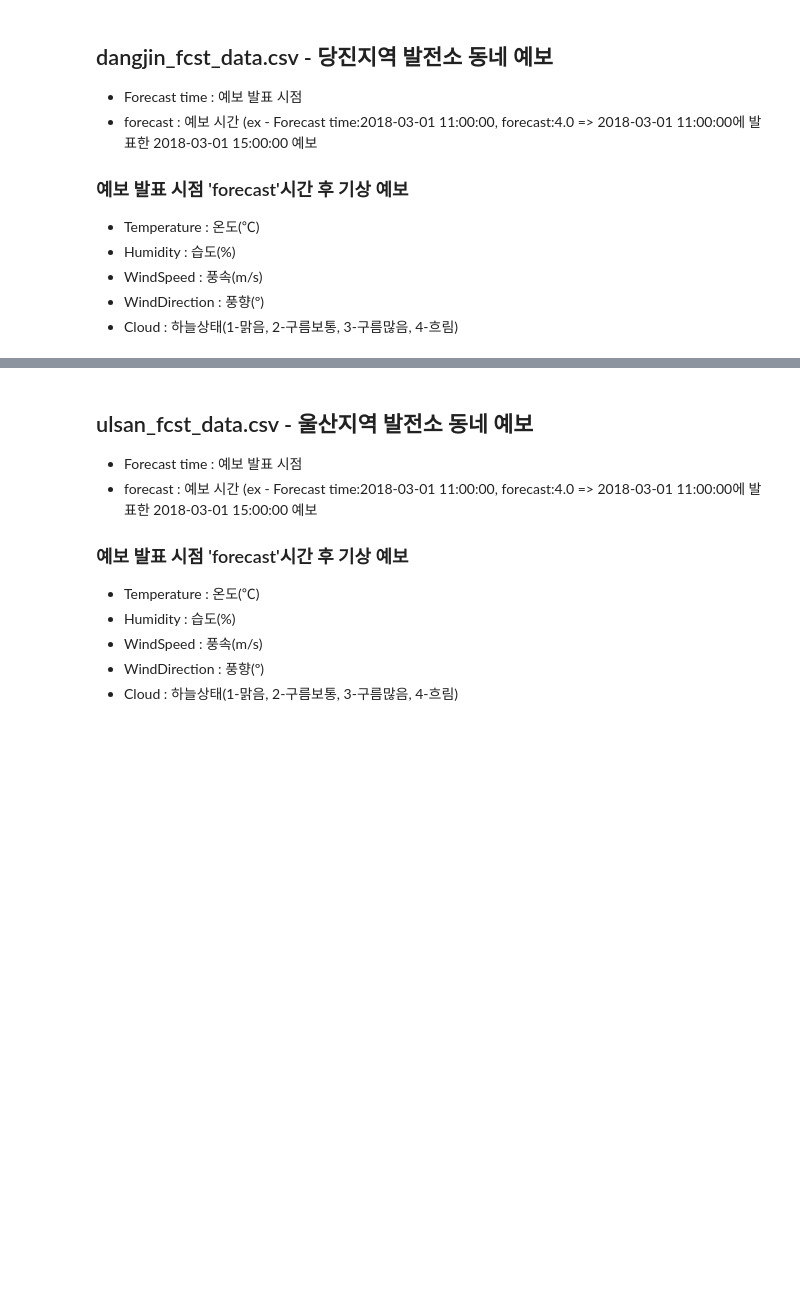
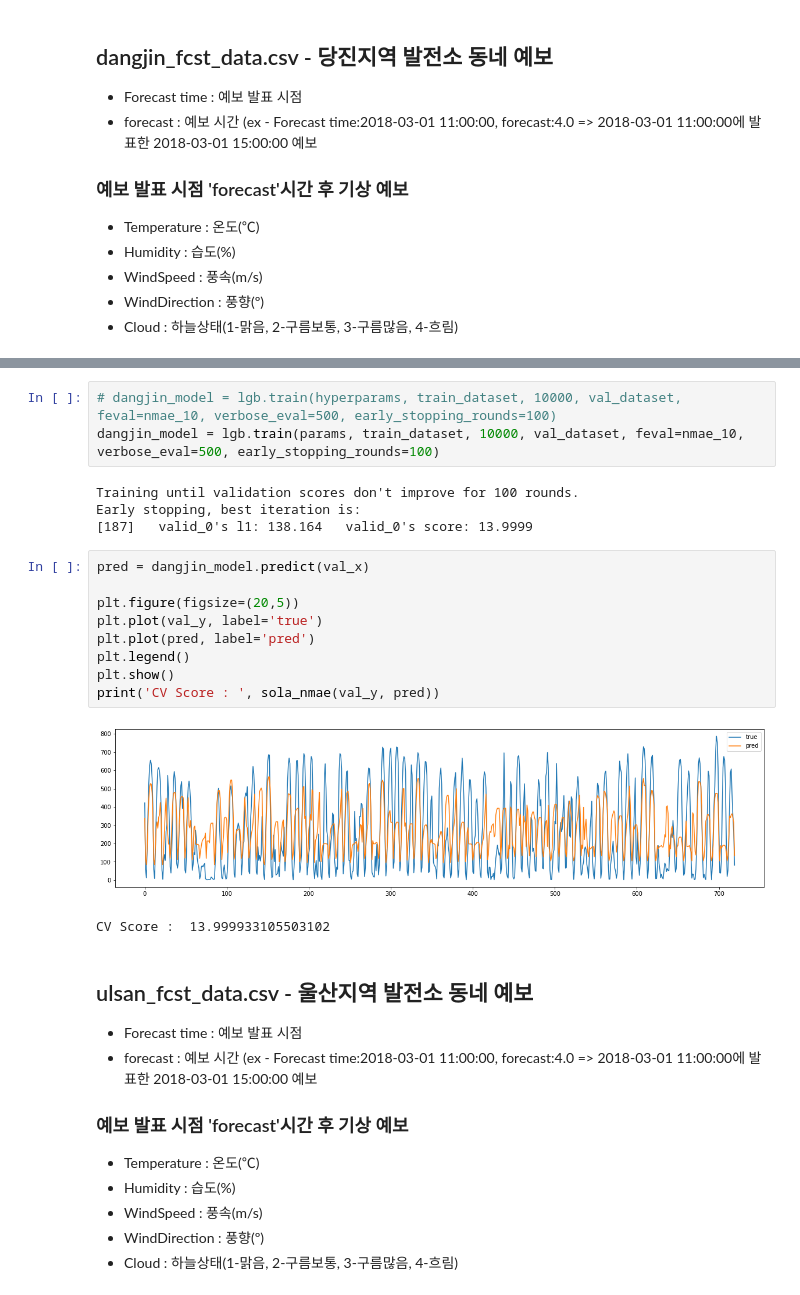
Before and after one commit to KimYongHwi/dacon, a Jupyter notebook: korea_east_west_power/korea_east_west_power.ipynb, the cells around one changed output, grey strips where cells are left out. Drawn from its saved outputs; the diff is of its cells as text; blank space fills up the shorter version.

```diff
--- a/korea_east_west_power/korea_east_west_power.ipynb
+++ b/korea_east_west_power/korea_east_west_power.ipynb
@@ -256,3 +353,22 @@ inter_dangjin_fcst_14_df = make_fcst_df(dangjin_fcst_df)
+# %%
+# dangjin_model = lgb.train(hyperparams, train_dataset, 10000, val_dataset, feval=nmae_10, verbose_eval=500, early_stopping_rounds=100)
+dangjin_model = lgb.train(params, train_dataset, 10000, val_dataset, feval=nmae_10, verbose_eval=500, early_stopping_rounds=100)
+# %% [output]
+Training until validation scores don't improve for 100 rounds.
+Early stopping, best iteration is:
+[187]   valid_0's l1: 138.164   valid_0's score: 13.9999
+# %%
+pred = dangjin_model.predict(val_x)
+
+plt.figure(figsize=(20,5))
+plt.plot(val_y, label='true')
+plt.plot(pred, label='pred')
+plt.legend()
+plt.show()
+print('CV Score : ', sola_nmae(val_y, pred))
+# %% [output]
+[figure, added]
+CV Score :  13.999933105503102
 # %% [markdown]
 ## ulsan_fcst_data.csv - 울산지역 발전소 동네 예보
 - Forecast time : 예보 발표 시점
```
Also changed, not shown: parts of 96 cells of this notebook.
